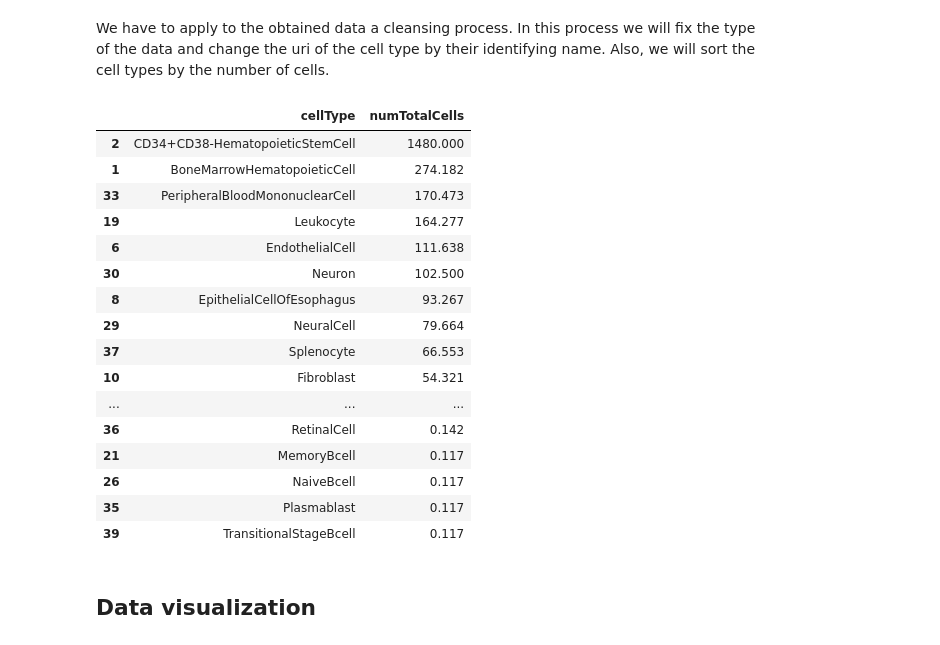
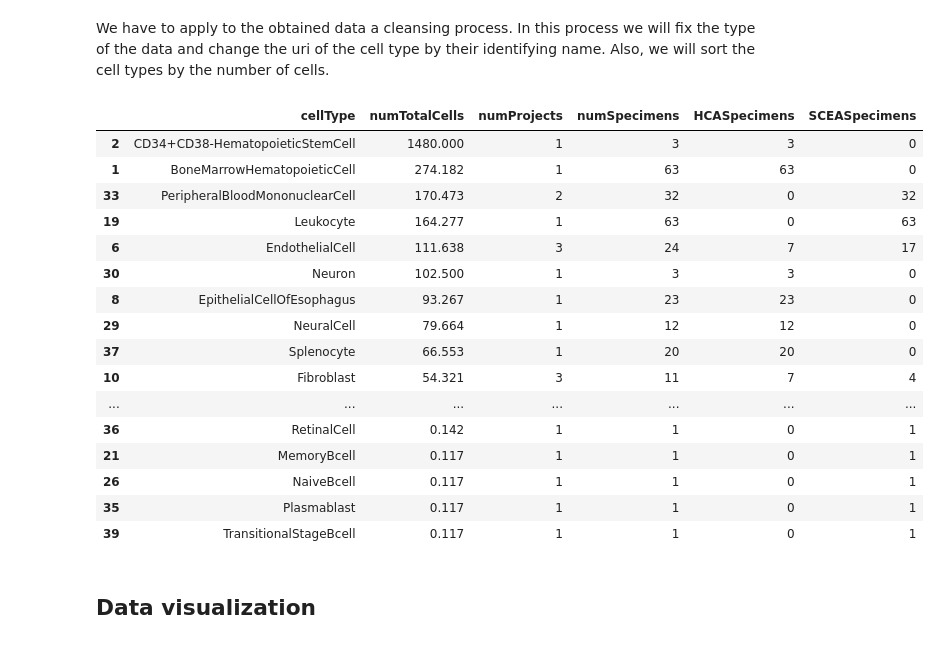
Before and after one commit to edusalcas/single-cell, a Jupyter notebook: SingleCell-PyProject/Analisis_HCA_SCEA.ipynb, the cells around one changed output. Cells and saved outputs as stored; diff of their text form; code cells hidden in the pictures.

```diff
--- a/SingleCell-PyProject/Analisis_HCA_SCEA.ipynb
+++ b/SingleCell-PyProject/Analisis_HCA_SCEA.ipynb
@@ -182,27 +222,28 @@ df
 We have to apply to the obtained data a cleansing process. In this process we will fix the type of the data and change the uri of the cell type by their identifying name. Also, we will sort the cell types by the number of cells.
 # %%
 df["numTotalCells"] = pd.to_numeric(df["numTotalCells"])
+df["numProjects"] = pd.to_numeric(df["numProjects"])
 df['cellType'] = df['cellType'].apply(lambda x: x.split('#')[1])
 df = df.sort_values(by=['numTotalCells'], ascending=False)
 df
 # %% [output]
-|  | cellType | numTotalCells |
-| 2 | CD34+CD38-HematopoieticStemCell | 1480.000 |
-| 1 | BoneMarrowHematopoieticCell | 274.182 |
-| 33 | PeripheralBloodMononuclearCell | 170.473 |
-| 19 | Leukocyte | 164.277 |
-| 6 | EndothelialCell | 111.638 |
-| 30 | Neuron | 102.500 |
-| 8 | EpithelialCellOfEsophagus | 93.267 |
-| 29 | NeuralCell | 79.664 |
-| 37 | Splenocyte | 66.553 |
-| 10 | Fibroblast | 54.321 |
-| ... | ... | ... |
-| 36 | RetinalCell | 0.142 |
-| 21 | MemoryBcell | 0.117 |
-| 26 | NaiveBcell | 0.117 |
-| 35 | Plasmablast | 0.117 |
-| 39 | TransitionalStageBcell | 0.117 |
+|  | cellType | numTotalCells | numProjects | numSpecimens | HCASpecimens | SCEASpecimens |
+| 2 | CD34+CD38-HematopoieticStemCell | 1480.000 | 1 | 3 | 3 | 0 |
+| 1 | BoneMarrowHematopoieticCell | 274.182 | 1 | 63 | 63 | 0 |
+| 33 | PeripheralBloodMononuclearCell | 170.473 | 2 | 32 | 0 | 32 |
+| 19 | Leukocyte | 164.277 | 1 | 63 | 0 | 63 |
+| 6 | EndothelialCell | 111.638 | 3 | 24 | 7 | 17 |
+| 30 | Neuron | 102.500 | 1 | 3 | 3 | 0 |
+| 8 | EpithelialCellOfEsophagus | 93.267 | 1 | 23 | 23 | 0 |
+| 29 | NeuralCell | 79.664 | 1 | 12 | 12 | 0 |
+| 37 | Splenocyte | 66.553 | 1 | 20 | 20 | 0 |
+| 10 | Fibroblast | 54.321 | 3 | 11 | 7 | 4 |
+| ... | ... | ... | ... | ... | ... | ... |
+| 36 | RetinalCell | 0.142 | 1 | 1 | 0 | 1 |
+| 21 | MemoryBcell | 0.117 | 1 | 1 | 0 | 1 |
+| 26 | NaiveBcell | 0.117 | 1 | 1 | 0 | 1 |
+| 35 | Plasmablast | 0.117 | 1 | 1 | 0 | 1 |
+| 39 | TransitionalStageBcell | 0.117 | 1 | 1 | 0 | 1 |
 # %% [markdown]
 ## Data visualization
 # %% [markdown]
```
Also changed, not shown: parts of 6 cells of this notebook, 11 other files.
